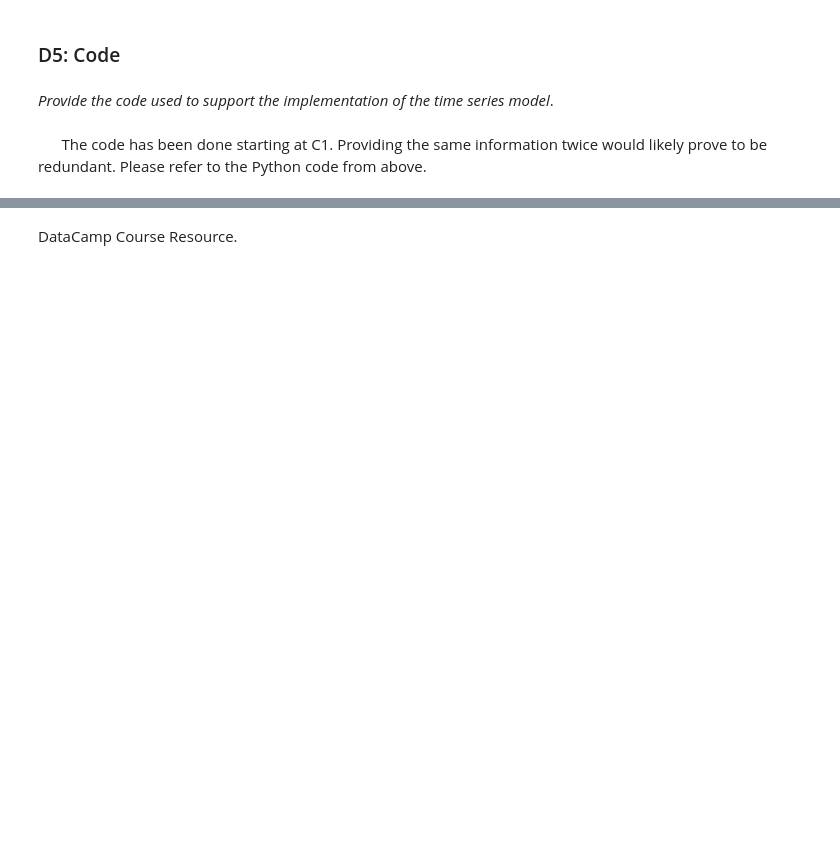
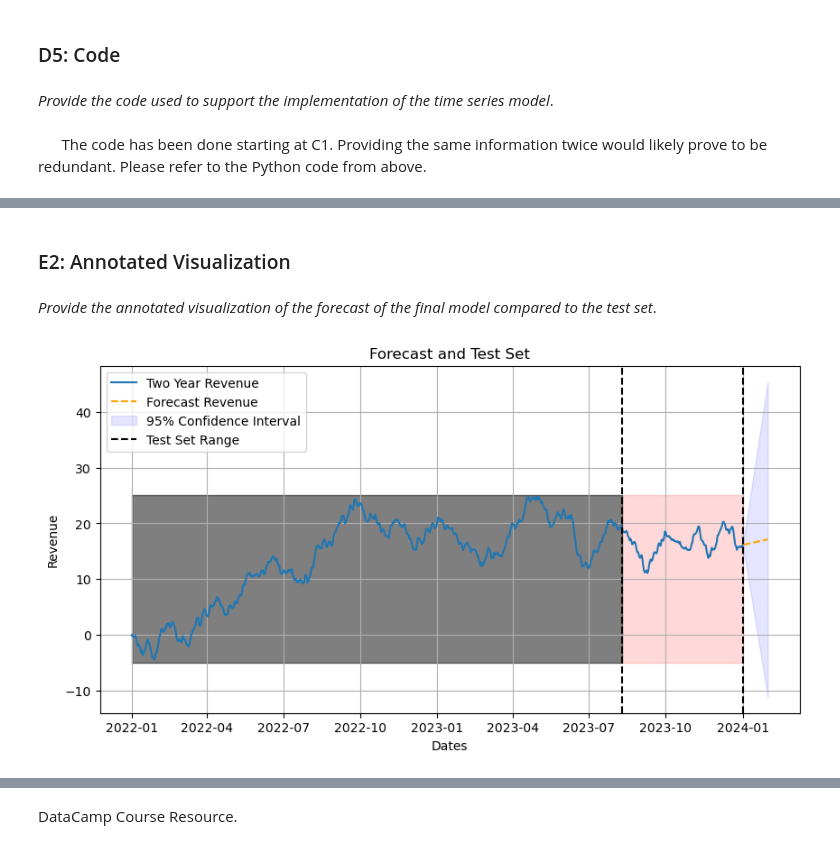
Before and after one commit to diadba/M.S.-Data-Analytics, a Jupyter notebook: D213 - Advanced Data Analytics/Task 1 - Time Series Modeling/D213PA1.ipynb, the cells around one changed output, grey strips where cells are left out. Cells and saved outputs as stored; diff of their text form; code cells hidden in the pictures; blank space fills up the shorter version.

```diff
--- a/D213 - Advanced Data Analytics/Task 1 - Time Series Modeling/D213PA1.ipynb
+++ b/D213 - Advanced Data Analytics/Task 1 - Time Series Modeling/D213PA1.ipynb
@@ -548,0 +617,43 @@ https://wgu.hosted.panopto.com/Panopto/Pages/Viewer.aspx?id=858a1361-f5e8-41cb-b
+# %% [markdown]
+### E2: Annotated Visualization <a name="Annotated-Visualization"></a>
+# %% [markdown]
+*Provide the annotated visualization of the forecast of the final model compared to the test set*.
+# %%
+# Visualize the forecast.
+plt.figure(figsize=(10, 5))
+
+# Plot the two year data.
+plt.plot(df.index, df['Revenue'], label = 'Two Year Revenue')
+
+# Plot the forecast data.
+plt.plot(
+    f_idx,
+    f_val,
+    color = 'orange',
+    linestyle = '--',
+    label = 'Forecast Revenue'
+)
+
+# Plot bounds on confidence.
+plt.fill_between(
+    f_idx,
+    lower_,
+    upper_,
+    color = 'b',
+    alpha = 0.1,
+    label = '95% Confidence Interval'
+)
+
+# Annotations.
+plt.axvline(x = 19579, color = 'black', linestyle = '--', label = 'Test Set Range')
+plt.axvline(x = 19723, color = 'black', linestyle = '--')
+plt.fill_betweenx(y = [-5,25], x1 = 19579, x2 = 19723, color = 'red', alpha = 0.15)
+plt.fill_betweenx(y = [-5,25], x1 = 18993, x2 = 19579, color = 'black', alpha = 0.5)
+plt.title('Forecast and Test Set')
+plt.xlabel('Dates')
+plt.ylabel('Revenue')
+plt.legend()
+plt.grid(True)
+plt.show()
+# %% [output]
+[figure, added]
```
Also changed, not shown: parts of 71 cells of this notebook, 3 other files.
